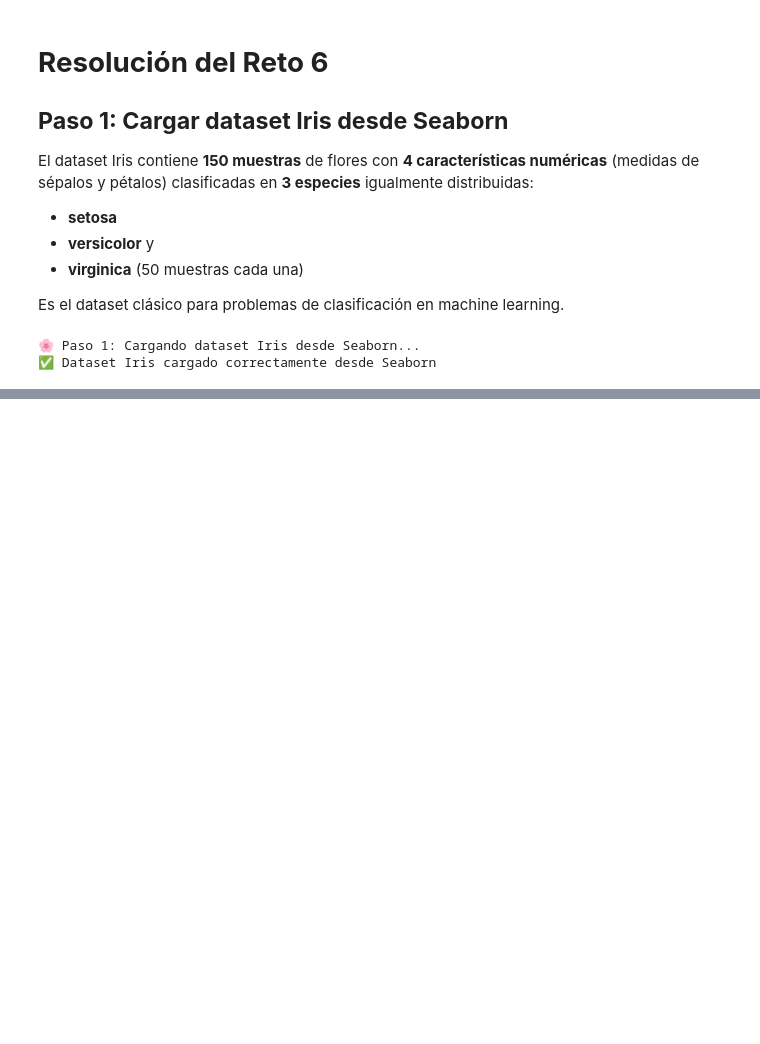
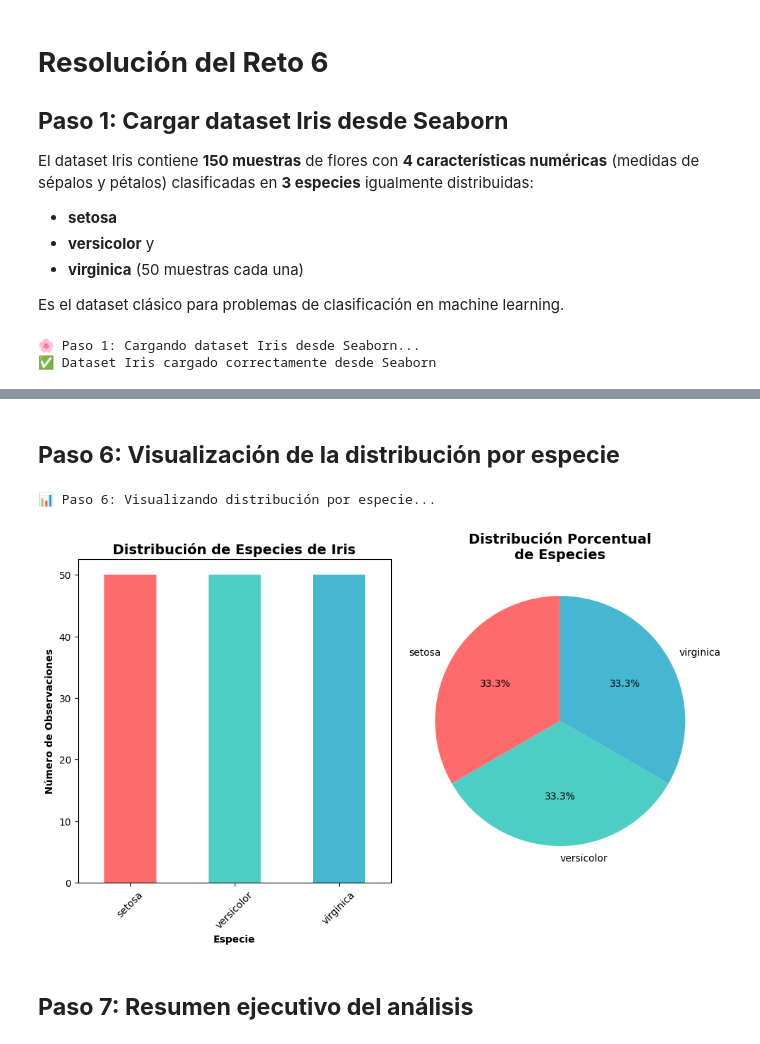
Before and after one commit to financieras/big_data, a Jupyter notebook: retos/reto_006.ipynb, the cells around one changed output, grey strips where cells are left out. Saved outputs shown, nothing was run; the diff lists cells and outputs as text; code cells hidden in the pictures; blank space fills up the shorter version.

```diff
--- a/retos/reto_006.ipynb
+++ b/retos/reto_006.ipynb
@@ -171,0 +131,15 @@ print("="*50)
+# %%
+print("🌺 Paso 5: Calculando número de observaciones por especie...")
+
+conteo_especies = df['species'].value_counts()
+print("\n📊 Número de observaciones por especie:")
+print(conteo_especies)
+
+print("\n📈 Distribución porcentual:")
+porcentaje_especies = df['species'].value_counts(normalize=True) * 100
+for especie, count in conteo_especies.items():
+    porcentaje = porcentaje_especies[especie]
+    print(f"   - {especie}: {count} observaciones ({porcentaje:.1f}%)")
+
+print(f"\n🎯 Total de observaciones: {conteo_especies.sum()}")
+print(f"🔢 Número de especies diferentes: {len(conteo_especies)}")
@@ -171,0 +163,29 @@ print("="*50)
+# %% [markdown]
+## **Paso 6: Visualización de la distribución por especie**
+# %%
+print("📊 Paso 6: Visualizando distribución por especie...")
+
+plt.figure(figsize=(10, 6))
+
+# Gráfico de barras para la distribución de especies
+plt.subplot(1, 2, 1)
+conteo_especies.plot(kind='bar', color=['#FF6B6B', '#4ECDC4', '#45B7D1'])
+plt.title('Distribución de Especies de Iris', fontsize=14, fontweight='bold')
+plt.xlabel('Especie', fontweight='bold')
+plt.ylabel('Número de Observaciones', fontweight='bold')
+plt.xticks(rotation=45)
+
+# Gráfico de pie para la distribución porcentual
+plt.subplot(1, 2, 2)
+colors = ['#FF6B6B', '#4ECDC4', '#45B7D1']
+plt.pie(conteo_especies, labels=conteo_especies.index, autopct='%1.1f%%',
+        colors=colors, startangle=90)
+plt.title('Distribución Porcentual\nde Especies', fontsize=14, fontweight='bold')
+
+plt.tight_layout()
+plt.show()
+# %% [output]
+📊 Paso 6: Visualizando distribución por especie...
+[figure, added]
+# %% [markdown]
+## **Paso 7: Resumen ejecutivo del análisis**
```
Also changed, not shown: parts of 11 cells of this notebook.
